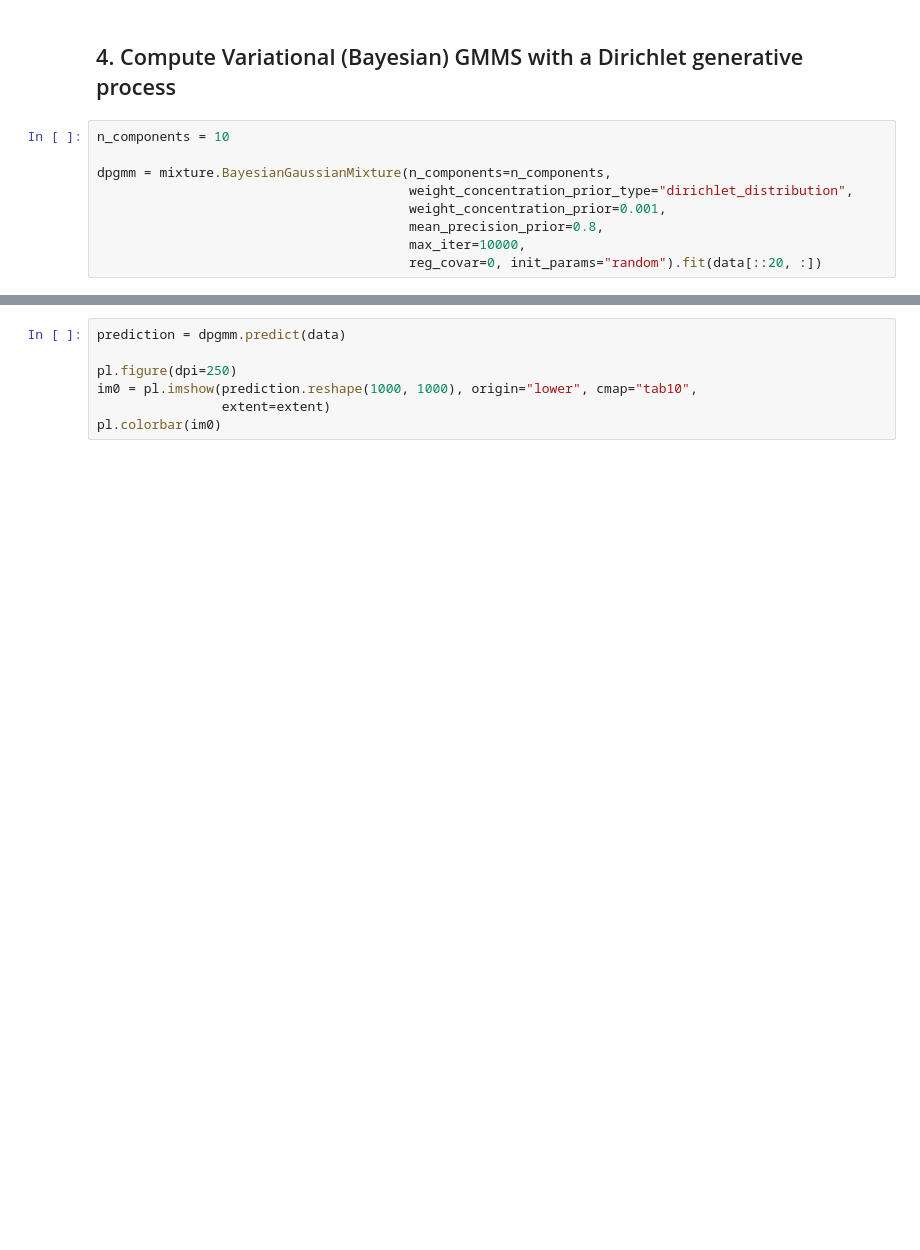
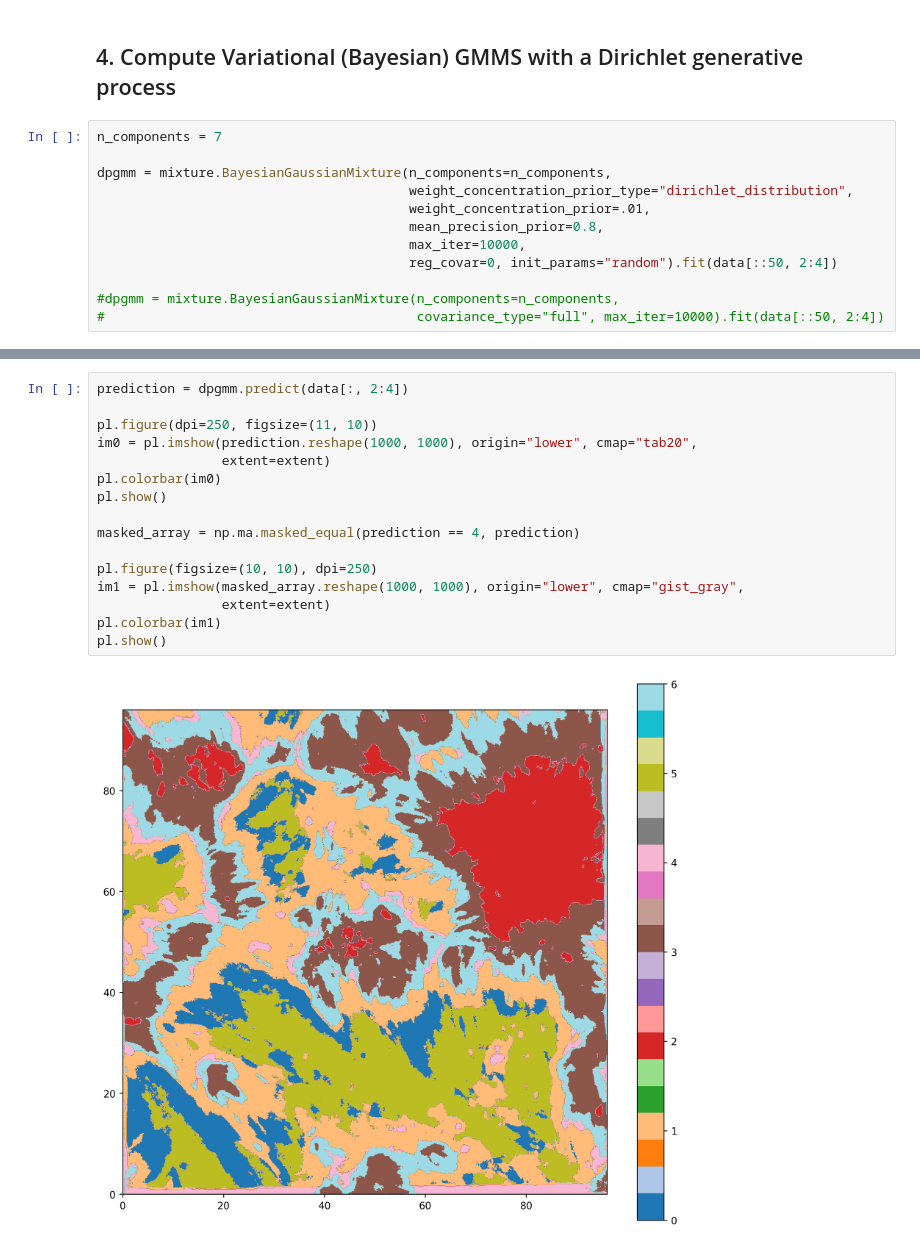
Before and after one commit to momomolnar/classify_solar_surface_GMM, a Jupyter notebook: Solar_surface_VGMMs.ipynb, the cells around one changed output, grey strips where cells are left out. Cells and saved outputs as stored; diff of their text form; blank space fills up the shorter version.

```diff
--- a/Solar_surface_VGMMs.ipynb
+++ b/Solar_surface_VGMMs.ipynb
@@ -78,12 +80,15 @@ pl.show()
 # %% [markdown]
 ## 4. Compute Variational (Bayesian) GMMS with a Dirichlet generative process
 # %%
-n_components = 10
+n_components = 7
 
 dpgmm = mixture.BayesianGaussianMixture(n_components=n_components,
                                         weight_concentration_prior_type="dirichlet_distribution",
-                                        weight_concentration_prior=0.001,
+                                        weight_concentration_prior=.01,
                                         mean_precision_prior=0.8,
                                         max_iter=10000,
-                                        reg_covar=0, init_params="random").fit(data[::20, :])
+                                        reg_covar=0, init_params="random").fit(data[::50, 2:4])
+
+#dpgmm = mixture.BayesianGaussianMixture(n_components=n_components,
+#                                        covariance_type="full", max_iter=10000).fit(data[::50, 2:4])
 # %%
@@ -91,7 +99,18 @@ pl.bar(range(n_components),dpgmm.weights_)
 # %%
-prediction = dpgmm.predict(data)
+prediction = dpgmm.predict(data[:, 2:4])
 
-pl.figure(dpi=250)
-im0 = pl.imshow(prediction.reshape(1000, 1000), origin="lower", cmap="tab10",
+pl.figure(dpi=250, figsize=(11, 10))
+im0 = pl.imshow(prediction.reshape(1000, 1000), origin="lower", cmap="tab20",
                 extent=extent)
 pl.colorbar(im0)
+pl.show()
+
+masked_array = np.ma.masked_equal(prediction == 4, prediction)
+
+pl.figure(figsize=(10, 10), dpi=250)
+im1 = pl.imshow(masked_array.reshape(1000, 1000), origin="lower", cmap="gist_gray",
+                extent=extent)
+pl.colorbar(im1)
+pl.show()
+# %% [output]
+[figure, added]
```
Also changed, not shown: parts of 9 cells of this notebook.
